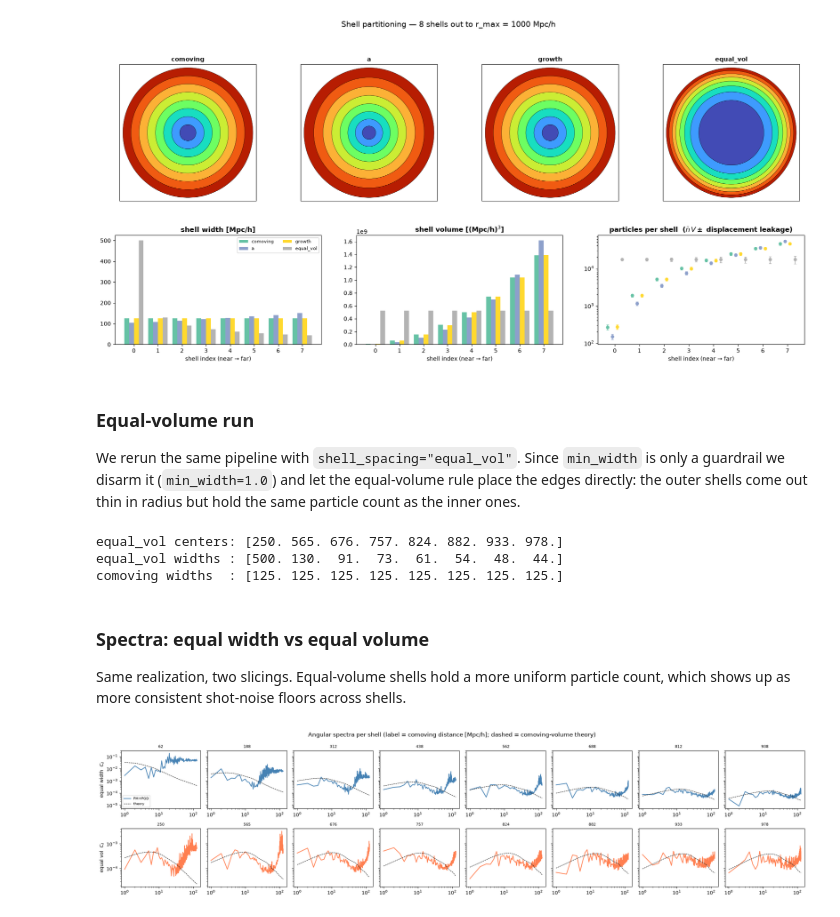
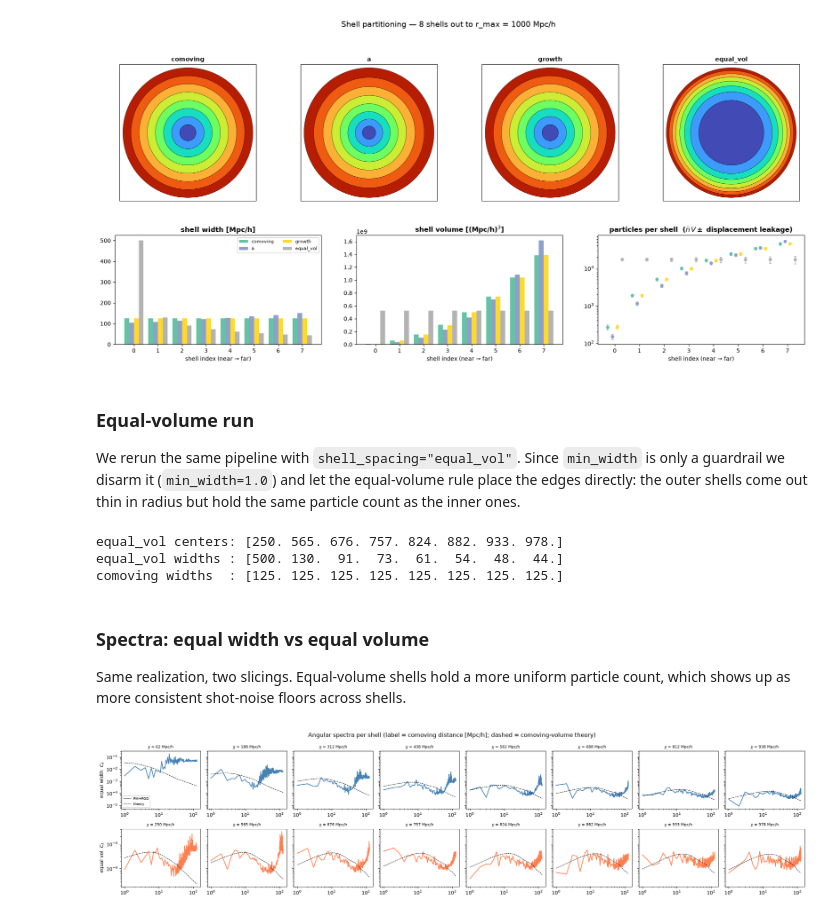
Before and after one commit to ASKabalan/jax-fli, a Jupyter notebook: docs/2-advanced-usage/08-Advanced-PM.ipynb, the cells around one changed output. Cells and saved outputs as stored; diff of their text form; code cells hidden in the pictures.

```diff
--- a/docs/2-advanced-usage/08-Advanced-PM.ipynb
+++ b/docs/2-advanced-usage/08-Advanced-PM.ipynb
@@ -83,7 +75,7 @@ print("comoving centers [Mpc/h]:", np.asarray(lightcone.comoving_centers).round(
 SphericalDensity  shape=(8, 49152)
 comoving centers [Mpc/h]: [ 62. 188. 312. 438. 562. 688. 812. 938.]
 # %%
-lightcone[-6:].apply_fn(jnp.log1p).show(ncols=3)
+lightcone[-6:].apply_fn(lambda x: jnp.log10(x + 0.1)).show(ncols=3)
 # %% [output]
 [figure]
 # %% [markdown]
@@ -248,9 +226,7 @@ equal_vol edges : [   0.  500.  630.  721.  794.  855.  909.  956. 1000.]
 # %% [markdown]
 ### Equal-volume run
 
-We rerun the same pipeline with `shell_spacing="equal_vol"`. Since `min_width` is only a guardrail
-we disarm it (`min_width=1.0`) and let the equal-volume rule place the edges directly: the outer
-shells come out thin in radius but hold the same particle count as the inner ones.
+We rerun the same pipeline with `shell_spacing="equal_vol"`. Since `min_width` is only a guardrail we disarm it (`min_width=1.0`) and let the equal-volume rule place the edges directly: the outer shells come out thin in radius but hold the same particle count as the inner ones.
 # %%
 lightcone_eq = jfli.nbody(cosmo, dx, p, nb_shells=nb_shells, solver=solver, shell_spacing="equal_vol", min_width=1.0)
 print("equal_vol centers:", np.asarray(lightcone_eq.comoving_centers).round(0))
@@ -263,33 +239,32 @@ comoving widths  : [125. 125. 125. 125. 125. 125. 125. 125.]
 # %% [markdown]
 ### Spectra: equal width vs equal volume
 
-Same realization, two slicings. Equal-volume shells hold a more uniform particle count, which
-shows up as more consistent shot-noise floors across shells.
+Same realization, two slicings. Equal-volume shells hold a more uniform particle count, which shows up as more consistent shot-noise floors across shells.
 # %%
 cl_def = lightcone.to(jfli.units.OVERDENSITY, normalization="per_plane").angular_cl(method="healpy", lmax=LMAX - 1)
 cl_eq = lightcone_eq.to(jfli.units.OVERDENSITY, normalization="per_plane").angular_cl(method="healpy", lmax=LMAX - 1)
 A = np.asarray(cl_def.array)
 B = np.asarray(cl_eq.array)
 
 # Edge-exact comoving-volume number-counts theory per shell, straight from each lightcone's geometry.
 th_def = np.asarray(jfli.compute_theory_cl_for_density(cosmo, lightcone, ells, nonlinear_fn="halofit").array)
 th_eq = np.asarray(jfli.compute_theory_cl_for_density(cosmo, lightcone_eq, ells, nonlinear_fn="halofit").array)
 
 fig, axes = plt.subplots(2, nb_shells, figsize=(2.6 * nb_shells, 5), sharey="row")
 for c in range(nb_shells):
     axes[0, c].loglog(L, A[c, 1:], color="steelblue", label="PM+PGD")
     axes[0, c].loglog(L, th_def[c, 1:], "k--", lw=0.8, label="theory")
-    axes[0, c].set_title(f"{float(lightcone.comoving_centers[c]):.0f}", fontsize=8)
+    axes[0, c].set_title(f"$\chi$ = {float(lightcone.comoving_centers[c]):.0f} Mpc/h", fontsize=8)
     axes[1, c].loglog(L, B[c, 1:], color="coral")
     axes[1, c].loglog(L, th_eq[c, 1:], "k--", lw=0.8)
-    axes[1, c].set_title(f"{float(lightcone_eq.comoving_centers[c]):.0f}", fontsize=8)
+    axes[1, c].set_title(f"$\chi$ = {float(lightcone_eq.comoving_centers[c]):.0f} Mpc/h", fontsize=8)
 axes[0, 0].set_ylabel(r"equal width  $C_\ell$")
 axes[1, 0].set_ylabel(r"equal vol  $C_\ell$")
 axes[0, 0].legend(fontsize=7)
 plt.suptitle(
     "Angular spectra per shell (label = comoving distance [Mpc/h]; dashed = comoving-volume theory)", fontsize=12
 )
 plt.tight_layout()
 plt.show()
 # %% [output]
-[figure, old version]
+[figure, new version]
```
Also changed, not shown: parts of 11 cells of this notebook, 14 other files.
